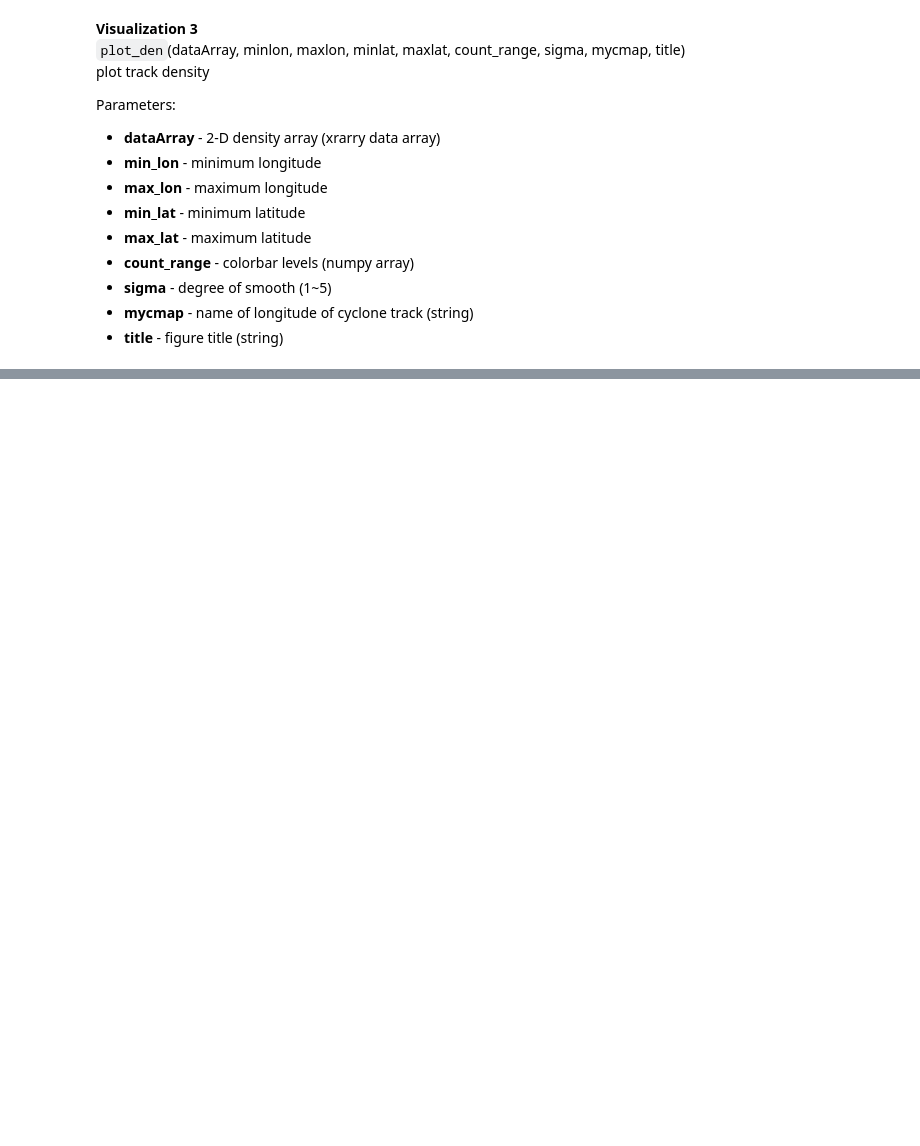
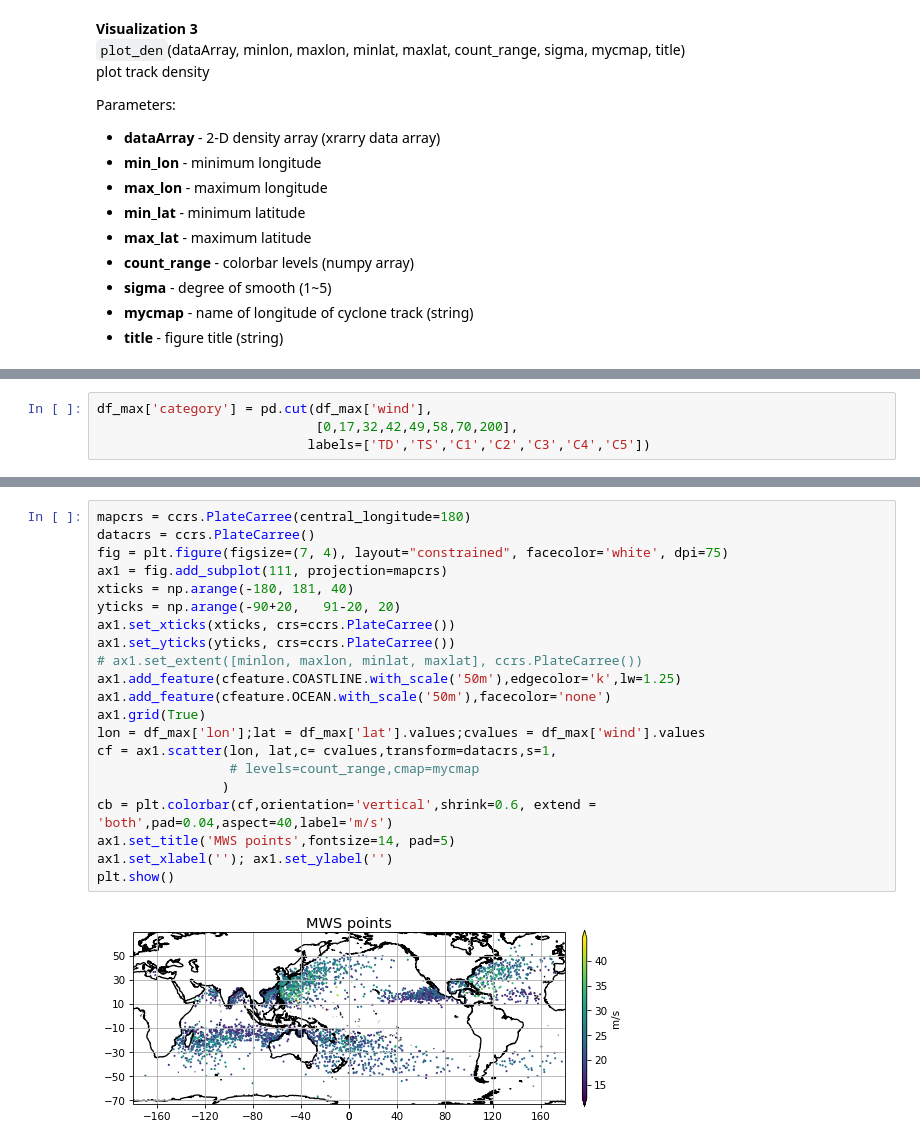
Before and after one commit to 21centuryweather/hk25-AusCyclones, a Jupyter notebook: notebooks/view_TC_era5.ipynb, the cells around one changed output, grey strips where cells are left out. Drawn from its saved outputs; the diff is of its cells as text; blank space fills up the shorter version.

```diff
--- a/notebooks/view_TC_era5.ipynb
+++ b/notebooks/view_TC_era5.ipynb
@@ -82,0 +97,4 @@ fig = plot_den(dstc['number'], 0, 360, -80, 80, np.arange(2, 42, 2), 1, 'Blues',
+# %%
+df_max['category'] = pd.cut(df_max['wind'],
+                            [0,17,32,42,49,58,70,200],
+                           labels=['TD','TS','C1','C2','C3','C4','C5'])
@@ -82,0 +169,23 @@ fig = plot_den(dstc['number'], 0, 360, -80, 80, np.arange(2, 42, 2), 1, 'Blues',
+# %%
+mapcrs = ccrs.PlateCarree(central_longitude=180)
+datacrs = ccrs.PlateCarree()
+fig = plt.figure(figsize=(7, 4), layout="constrained", facecolor='white', dpi=75)
+ax1 = fig.add_subplot(111, projection=mapcrs)
+xticks = np.arange(-180, 181, 40)
+yticks = np.arange(-90+20,   91-20, 20)
+ax1.set_xticks(xticks, crs=ccrs.PlateCarree())
+ax1.set_yticks(yticks, crs=ccrs.PlateCarree())
+# ax1.set_extent([minlon, maxlon, minlat, maxlat], ccrs.PlateCarree())
+ax1.add_feature(cfeature.COASTLINE.with_scale('50m'),edgecolor='k',lw=1.25)
+ax1.add_feature(cfeature.OCEAN.with_scale('50m'),facecolor='none')
+ax1.grid(True)
+lon = df_max['lon'];lat = df_max['lat'].values;cvalues = df_max['wind'].values
+cf = ax1.scatter(lon, lat,c= cvalues,transform=datacrs,s=1,
+                 # levels=count_range,cmap=mycmap
+                )
+cb = plt.colorbar(cf,orientation='vertical',shrink=0.6, extend = 'both',pad=0.04,aspect=40,label='m/s')
+ax1.set_title('MWS points',fontsize=14, pad=5)
+ax1.set_xlabel(''); ax1.set_ylabel('')
+plt.show()
+# %% [output]
+[figure, added]
```
Also changed, not shown: parts of 23 cells of this notebook, 1 other file.
